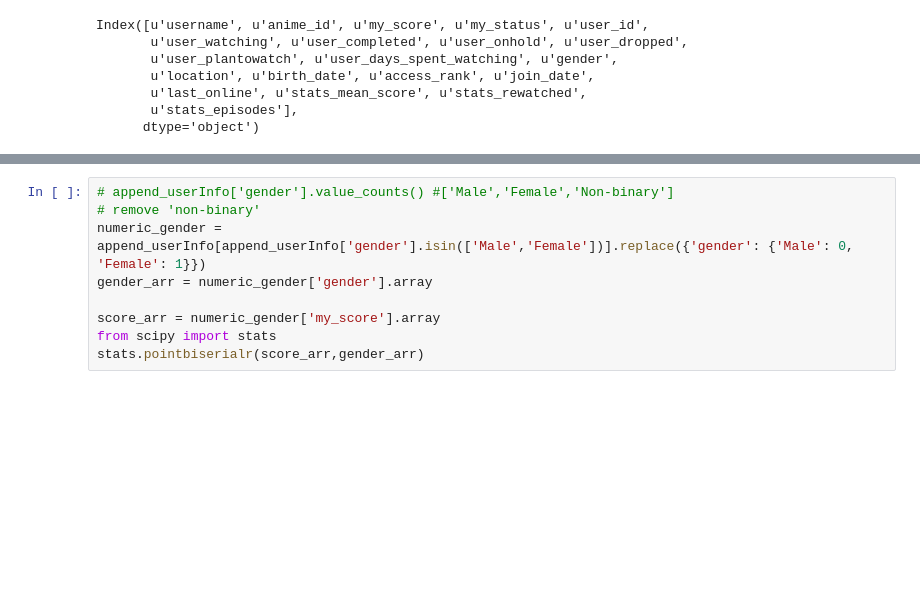
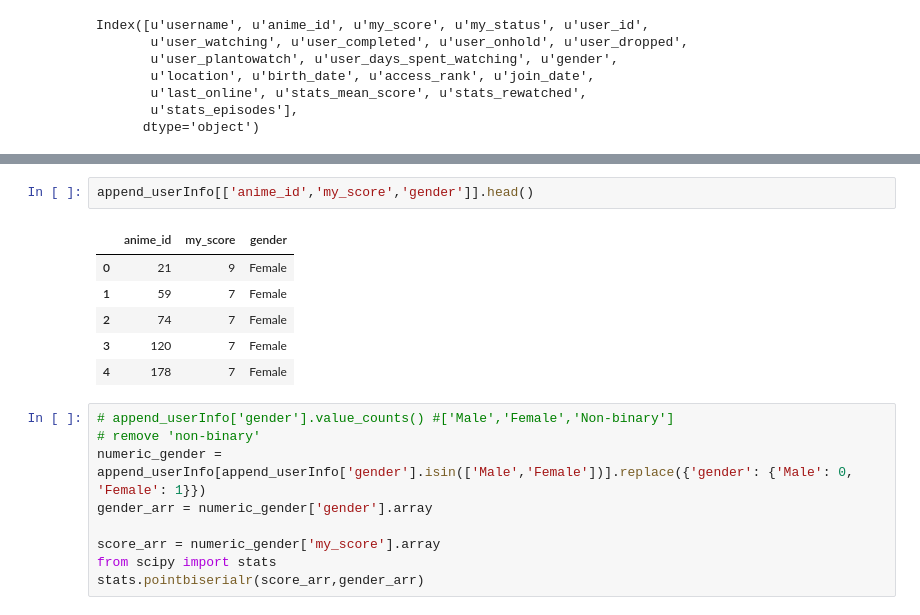
Before and after one commit to noodlze/CapstoneProject, a Jupyter notebook: MyAnimeListData exploration.ipynb, the cells around one changed output, grey strips where cells are left out. Drawn from its saved outputs; the diff is of its cells as text; blank space fills up the shorter version.

```diff
--- a/MyAnimeListData exploration.ipynb
+++ b/MyAnimeListData exploration.ipynb
@@ -200,3 +209,12 @@ Index([u'username', u'anime_id', u'my_score', u'my_status', u'user_id',
+# %%
+append_userInfo[['anime_id','my_score','gender']].head()
+# %% [output]
+|  | anime_id | my_score | gender |
+| 0 | 21 | 9 | Female |
+| 1 | 59 | 7 | Female |
+| 2 | 74 | 7 | Female |
+| 3 | 120 | 7 | Female |
+| 4 | 178 | 7 | Female |
 # %%
 # append_userInfo['gender'].value_counts() #['Male','Female','Non-binary']
 # remove 'non-binary'
```
Also changed, not shown: parts of 2 cells of this notebook.
